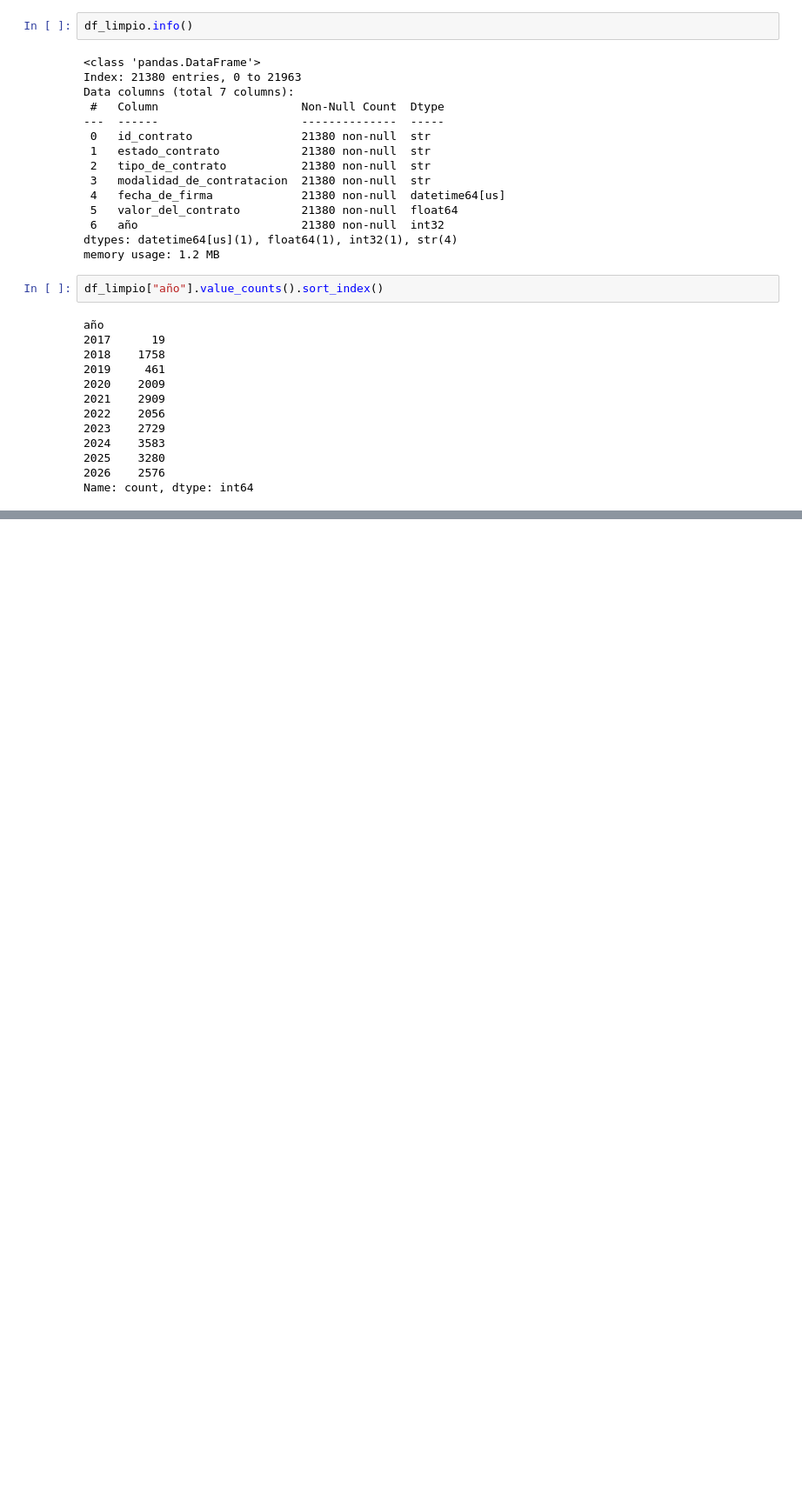
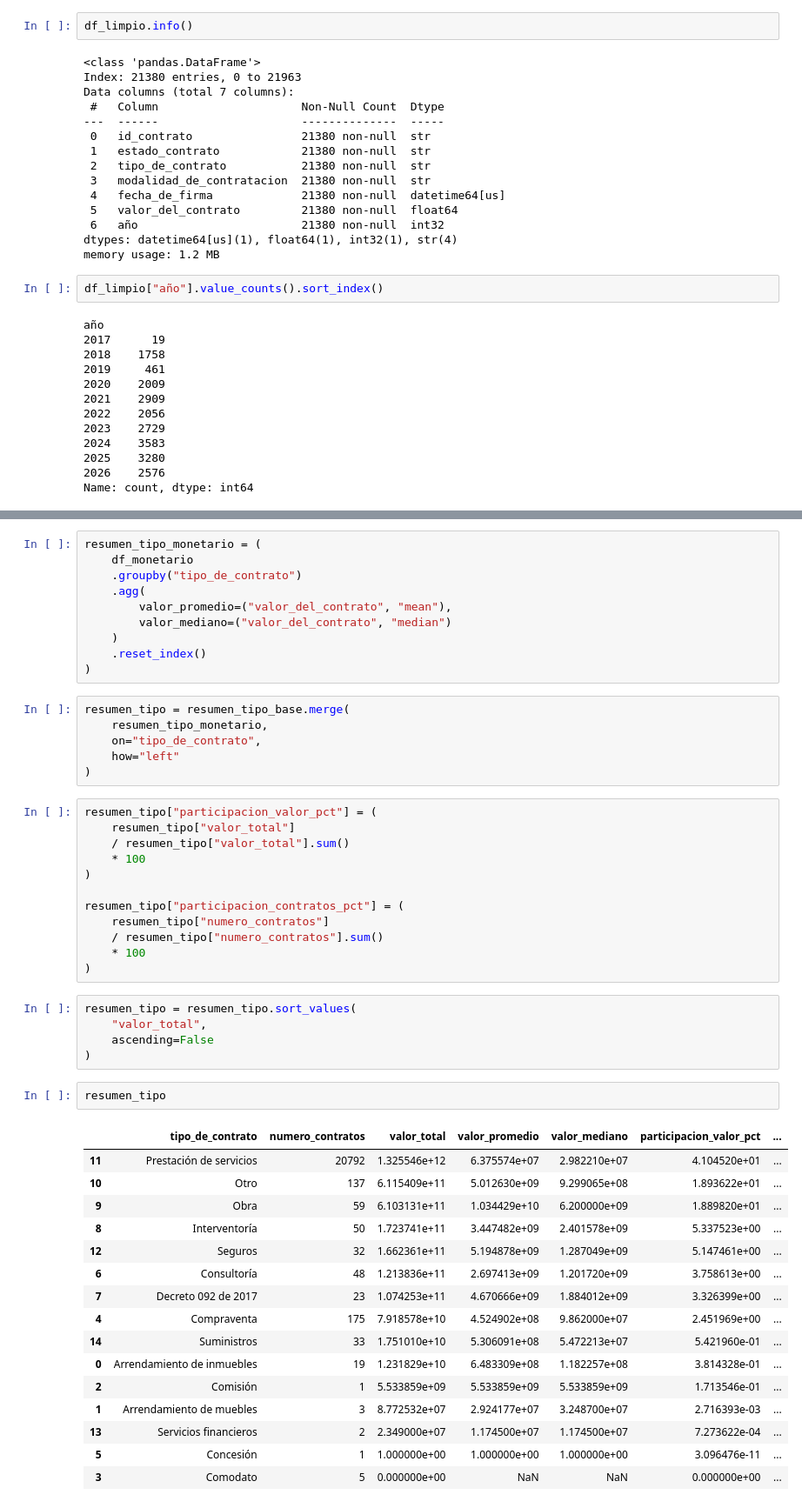
Before and after one commit to Jhonatanclavijo/Proyecto1_grupo_movilidad, a Jupyter notebook: Manuela_P1/01_exploracion_y_limpieza_manuela.ipynb, the cells around one changed output, grey strips where cells are left out. Shown at 87% size. Drawn from its saved outputs; the diff is of its cells as text; blank space fills up the shorter version.

```diff
--- a/Manuela_P1/01_exploracion_y_limpieza_manuela.ipynb
+++ b/Manuela_P1/01_exploracion_y_limpieza_manuela.ipynb
@@ -375,0 +475,52 @@ Name: count, dtype: int64
+# %%
+resumen_tipo_monetario = (
+    df_monetario
+    .groupby("tipo_de_contrato")
+    .agg(
+        valor_promedio=("valor_del_contrato", "mean"),
+        valor_mediano=("valor_del_contrato", "median")
+    )
+    .reset_index()
+)
+# %%
+resumen_tipo = resumen_tipo_base.merge(
+    resumen_tipo_monetario,
+    on="tipo_de_contrato",
+    how="left"
+)
+# %%
+resumen_tipo["participacion_valor_pct"] = (
+    resumen_tipo["valor_total"]
+    / resumen_tipo["valor_total"].sum()
+    * 100
+)
+
+resumen_tipo["participacion_contratos_pct"] = (
+    resumen_tipo["numero_contratos"]
+    / resumen_tipo["numero_contratos"].sum()
+    * 100
+)
+# %%
+resumen_tipo = resumen_tipo.sort_values(
+    "valor_total",
+    ascending=False
+)
+# %%
+resumen_tipo
+# %% [output]
+|  | tipo_de_contrato | numero_contratos | valor_total | valor_promedio | valor_mediano | participacion_valor_pct | ... |
+| 11 | Prestación de servicios | 20792 | 1.325546e+12 | 6.375574e+07 | 2.982210e+07 | 4.104520e+01 | ... |
+| 10 | Otro | 137 | 6.115409e+11 | 5.012630e+09 | 9.299065e+08 | 1.893622e+01 | ... |
+| 9 | Obra | 59 | 6.103131e+11 | 1.034429e+10 | 6.200000e+09 | 1.889820e+01 | ... |
+| 8 | Interventoría | 50 | 1.723741e+11 | 3.447482e+09 | 2.401578e+09 | 5.337523e+00 | ... |
+| 12 | Seguros | 32 | 1.662361e+11 | 5.194878e+09 | 1.287049e+09 | 5.147461e+00 | ... |
+| 6 | Consultoría | 48 | 1.213836e+11 | 2.697413e+09 | 1.201720e+09 | 3.758613e+00 | ... |
+| 7 | Decreto 092 de 2017 | 23 | 1.074253e+11 | 4.670666e+09 | 1.884012e+09 | 3.326399e+00 | ... |
+| 4 | Compraventa | 175 | 7.918578e+10 | 4.524902e+08 | 9.862000e+07 | 2.451969e+00 | ... |
+| 14 | Suministros | 33 | 1.751010e+10 | 5.306091e+08 | 5.472213e+07 | 5.421960e-01 | ... |
+| 0 | Arrendamiento de inmuebles | 19 | 1.231829e+10 | 6.483309e+08 | 1.182257e+08 | 3.814328e-01 | ... |
+| 2 | Comisión | 1 | 5.533859e+09 | 5.533859e+09 | 5.533859e+09 | 1.713546e-01 | ... |
+| 1 | Arrendamiento de muebles | 3 | 8.772532e+07 | 2.924177e+07 | 3.248700e+07 | 2.716393e-03 | ... |
+| 13 | Servicios financieros | 2 | 2.349000e+07 | 1.174500e+07 | 1.174500e+07 | 7.273622e-04 | ... |
+| 5 | Concesión | 1 | 1.000000e+00 | 1.000000e+00 | 1.000000e+00 | 3.096476e-11 | ... |
+| 3 | Comodato | 5 | 0.000000e+00 | NaN | NaN | 0.000000e+00 | ... |
```
Also changed, not shown: parts of 31 cells of this notebook.
